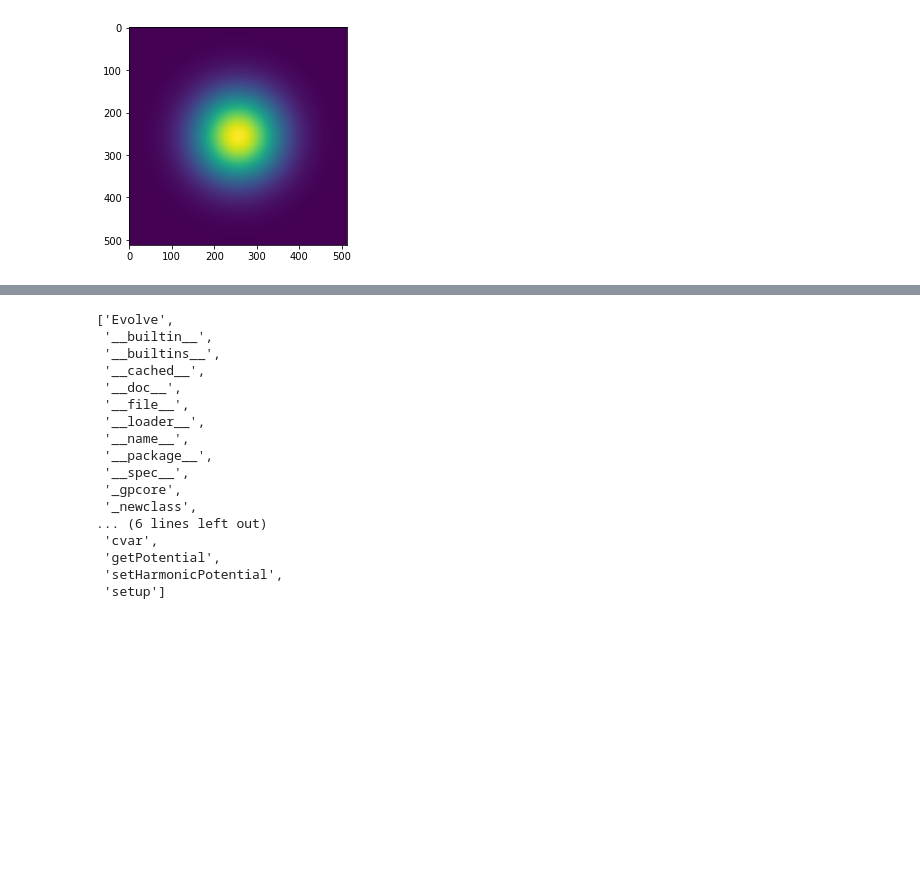
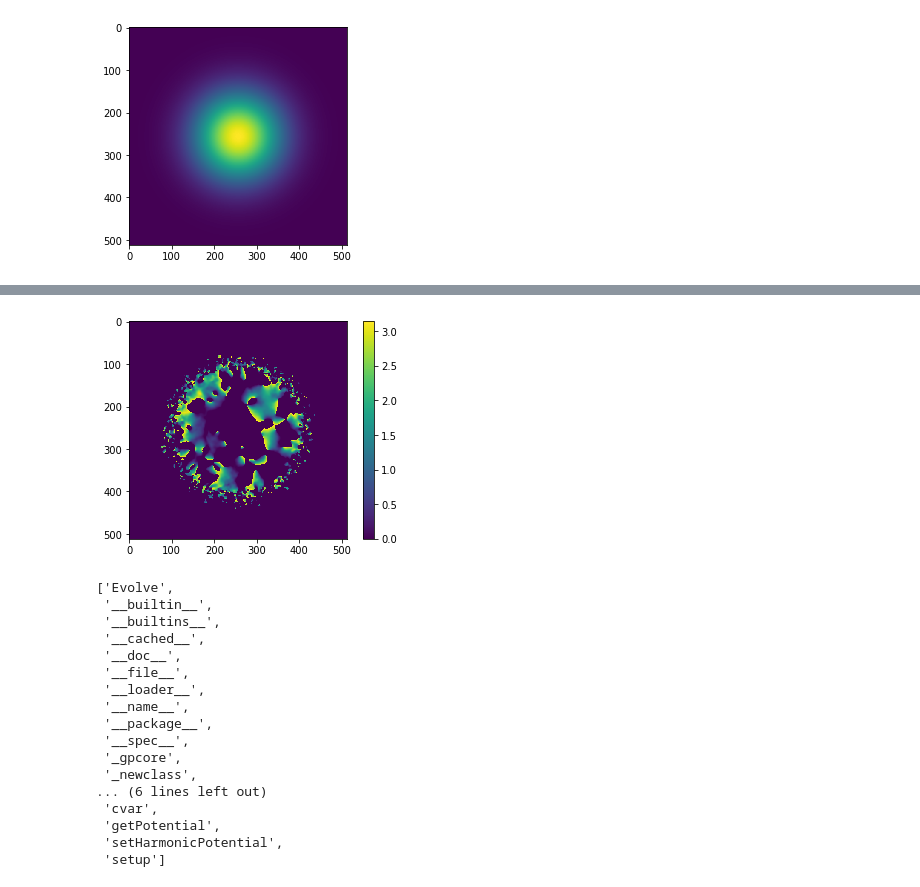
Before and after one commit to biswaroopmukherjee/condensate, a Jupyter notebook: examples/random.ipynb, the cells around one changed output, grey strips where cells are left out. Saved outputs shown, nothing was run; the diff lists cells and outputs as text; code cells hidden in the pictures; blank space fills up the shorter version.

```diff
--- a/examples/random.ipynb
+++ b/examples/random.ipynb
@@ -100,3 +141,5 @@ plt.show()
+# %%
+xnew = x.copy()
 # %%
 plt.imshow(np.angle(x)* (np.abs(x)**2 >1e4), vmin=0)
 plt.colorbar()
@@ -107,3 +157,10 @@ plt.show()
+# %%
+plt.imshow(np.angle(xold/xnew)* (np.abs(xold)**2 >1e4), vmin=0)
+plt.colorbar()
+
+plt.show()
+# %% [output]
+[figure, added]
 # %%
 dir(gpcore)
 # %% [output]
```
Also changed, not shown: parts of 12 cells of this notebook, 9 other files.
